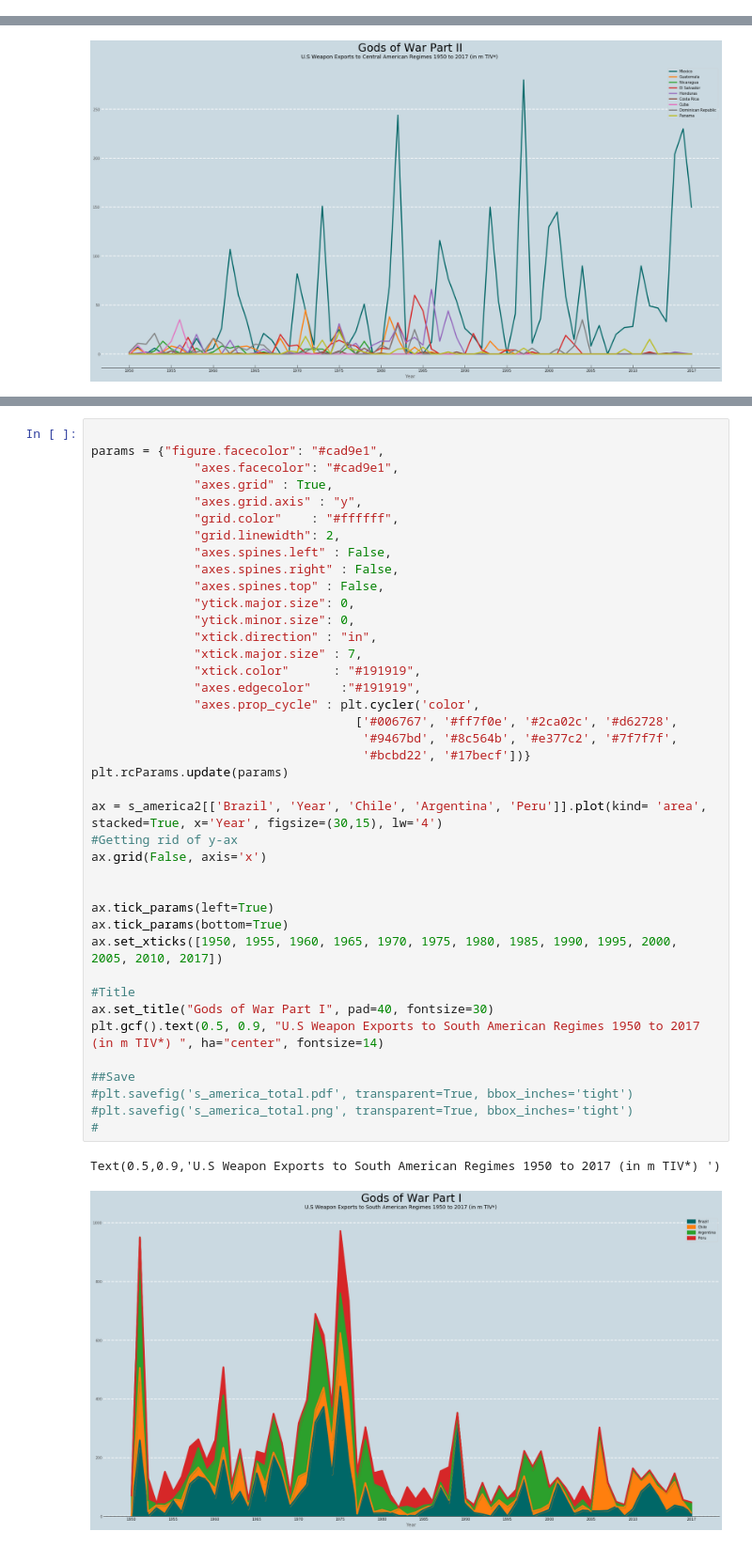
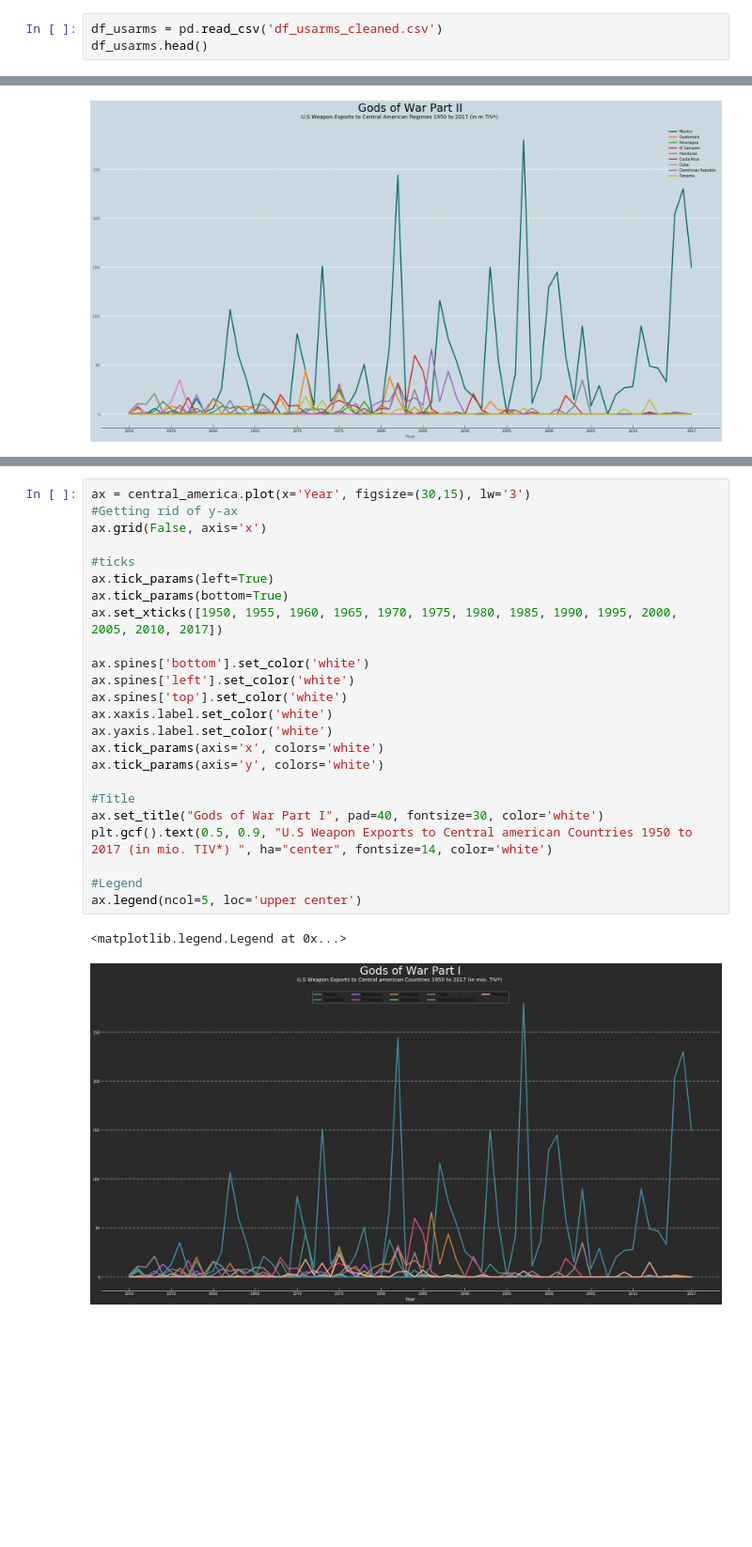
Before and after one commit to benbitoun/data-studio, a Jupyter notebook: Code/03-Gods_of_War_project/project3 Gods of War.ipynb, the cells around one changed output, grey strips where cells are left out. Shown at 94% size. Drawn from its saved outputs; the diff is of its cells as text; blank space fills up the shorter version.

Commit message:
updated graphics and notebooks

```diff
--- a/Code/03-Gods_of_War_project/project3 Gods of War.ipynb
+++ b/Code/03-Gods_of_War_project/project3 Gods of War.ipynb
@@ -172,0 +229,3 @@ asia.bdbest.sum()
+# %%
+df_usarms = pd.read_csv('df_usarms_cleaned.csv')
+df_usarms.head()
@@ -711,43 +1024,27 @@ plt.savefig('central_america_time.png', transparent=True, bbox_inches='tight')
 # %%
-
-params = {"figure.facecolor": "#cad9e1",
-              "axes.facecolor": "#cad9e1",
-              "axes.grid" : True,
-              "axes.grid.axis" : "y",
-              "grid.color"    : "#ffffff",
-              "grid.linewidth": 2,
-              "axes.spines.left" : False,
-              "axes.spines.right" : False,
-              "axes.spines.top" : False,
-              "ytick.major.size": 0,
-              "ytick.minor.size": 0,
-              "xtick.direction" : "in",
-              "xtick.major.size" : 7,
-              "xtick.color"      : "#191919",
-              "axes.edgecolor"    :"#191919",
-              "axes.prop_cycle" : plt.cycler('color',
-                                    ['#006767', '#ff7f0e', '#2ca02c', '#d62728',
-                                     '#9467bd', '#8c564b', '#e377c2', '#7f7f7f',
-                                     '#bcbd22', '#17becf'])}
-plt.rcParams.update(params)
-
-ax = s_america2[['Brazil', 'Year', 'Chile', 'Argentina', 'Peru']].plot(kind= 'area', stacked=True, x='Year', figsize=(30,15), lw='4')
+ax = central_america.plot(x='Year', figsize=(30,15), lw='3')
 #Getting rid of y-ax
 ax.grid(False, axis='x')
 
-
+#ticks
 ax.tick_params(left=True)
 ax.tick_params(bottom=True)
 ax.set_xticks([1950, 1955, 1960, 1965, 1970, 1975, 1980, 1985, 1990, 1995, 2000, 2005, 2010, 2017])
 
+ax.spines['bottom'].set_color('white')
+ax.spines['left'].set_color('white')
+ax.spines['top'].set_color('white')
+ax.xaxis.label.set_color('white')
+ax.yaxis.label.set_color('white')
+ax.tick_params(axis='x', colors='white')
+ax.tick_params(axis='y', colors='white')
+
 #Title
-ax.set_title("Gods of War Part I", pad=40, fontsize=30)
-plt.gcf().text(0.5, 0.9, "U.S Weapon Exports to South American Regimes 1950 to 2017 (in m TIV*) ", ha="center", fontsize=14)
+ax.set_title("Gods of War Part I", pad=40, fontsize=30, color='white')
+plt.gcf().text(0.5, 0.9, "U.S Weapon Exports to Central american Countries 1950 to 2017 (in mio. TIV*) ", ha="center", fontsize=14, color='white')
 
-##Save
-#plt.savefig('s_america_total.pdf', transparent=True, bbox_inches='tight')
-#plt.savefig('s_america_total.png', transparent=True, bbox_inches='tight')
-#
+#Legend
+ax.legend(ncol=5, loc='upper center')
 # %% [output]
-Text(0.5,0.9,'U.S Weapon Exports to South American Regimes 1950 to 2017 (in m TIV*) ')
+<matplotlib.legend.Legend at 0x...>
-[figure, old version]
+[figure, new version]
```
Also changed, not shown: parts of 43 cells of this notebook, 37 other files.
